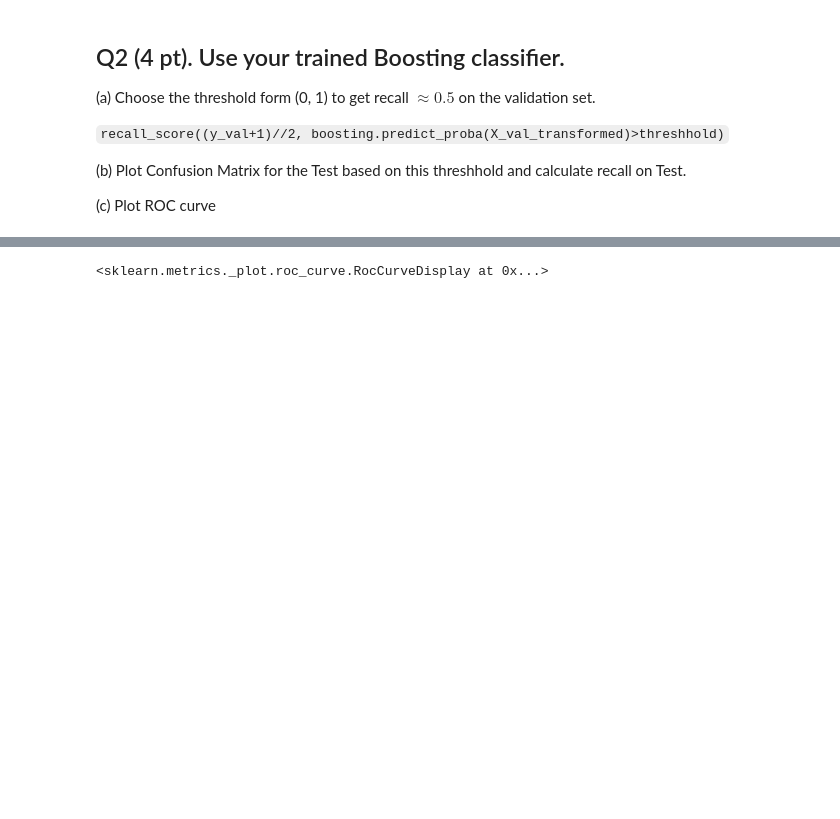
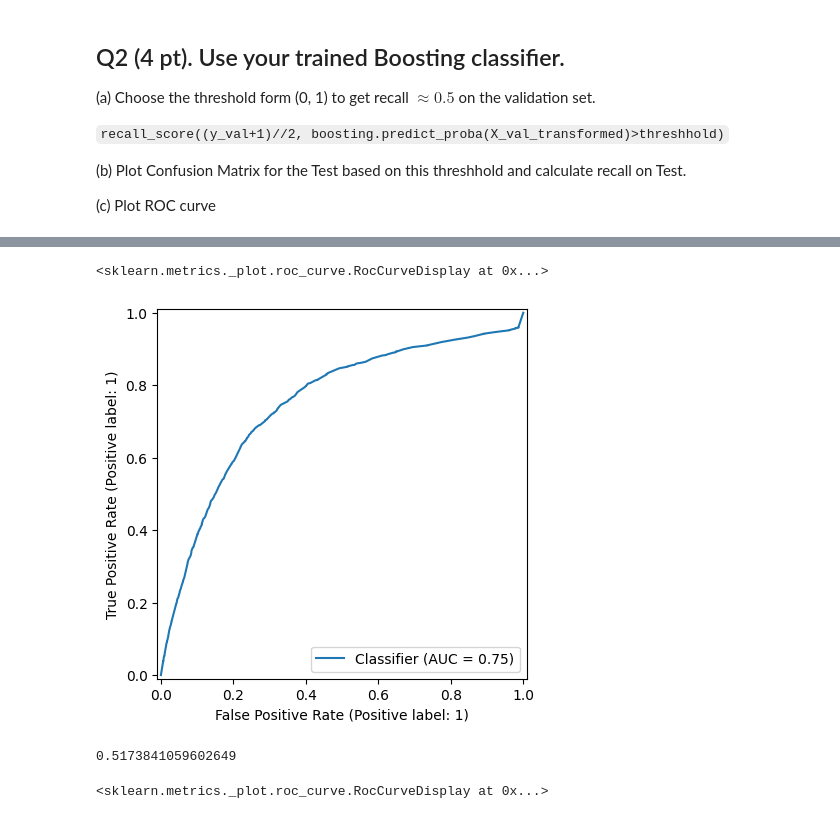
Before and after one commit to Joseppi007/MachineLearningRubbish, a Jupyter notebook: 2025_spring/Week09_GBM/HW8.ipynb, the cells around one changed output, grey strips where cells are left out. Saved outputs shown, nothing was run; the diff lists cells and outputs as text; code cells hidden in the pictures; blank space fills up the shorter version.

```diff
--- a/2025_spring/Week09_GBM/HW8.ipynb
+++ b/2025_spring/Week09_GBM/HW8.ipynb
@@ -299,3 +308,12 @@ from sklearn.metrics import ConfusionMatrixDisplay, recall_score, RocCurveDispla
+# %%
+RocCurveDisplay.from_predictions(y_test, boosting.predict_proba(X_test_transformed))
+# %% [output]
+<sklearn.metrics._plot.roc_curve.RocCurveDisplay at 0x...>
+[figure, added]
+# %%
+recall_score((y_test+1)//2, boosting.predict_proba(X_test_transformed)>.254)
+# %% [output]
+0.5173841059602649
 # %%
 # %% [output]
 <sklearn.metrics._plot.roc_curve.RocCurveDisplay at 0x...>
```
Also changed, not shown: parts of 2 cells of this notebook.
